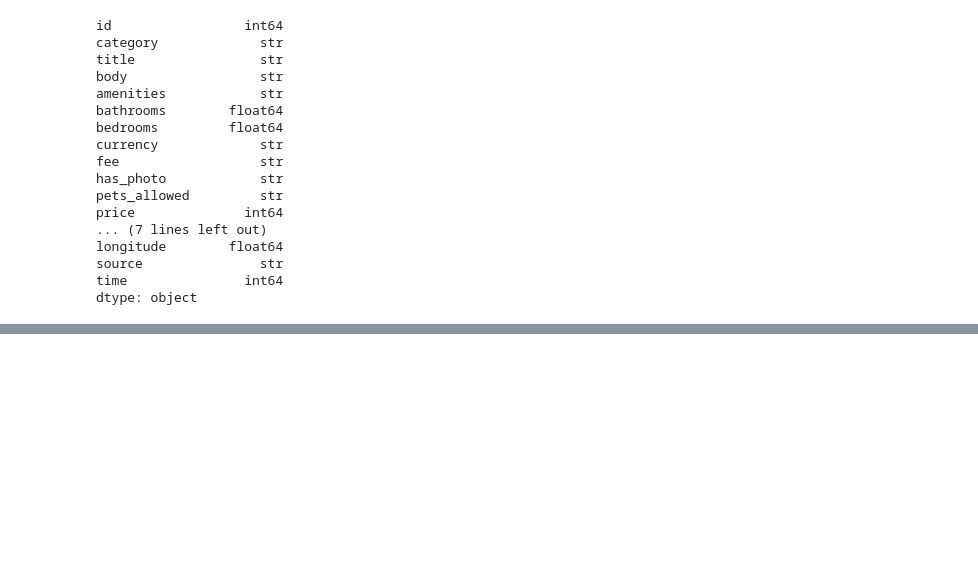
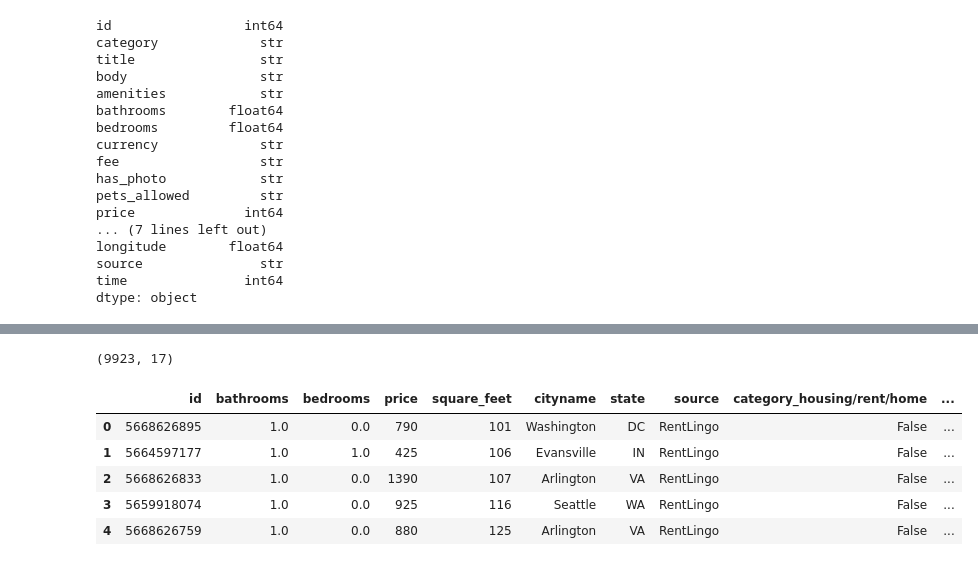
Before and after one commit to wasi-coder/Data_mining-on-a-rental-dataset, a Jupyter notebook: lab_report.ipynb, the cells around one changed output, grey strips where cells are left out. Saved outputs shown, nothing was run; the diff lists cells and outputs as text; code cells hidden in the pictures; blank space fills up the shorter version.

```diff
--- a/lab_report.ipynb
+++ b/lab_report.ipynb
@@ -102,0 +183,13 @@ dtype: object
+# %%
+df = pd.get_dummies(df, columns=['category', 'has_photo', 'pets_allowed', 'price_type'], drop_first=True)
+
+print(df.shape)
+display(df.head())
+# %% [output]
+(9923, 17)
+|  | id | bathrooms | bedrooms | price | square_feet | cityname | state | source | category_housing/rent/home | ... |
+| 0 | 5668626895 | 1.0 | 0.0 | 790 | 101 | Washington | DC | RentLingo | False | ... |
+| 1 | 5664597177 | 1.0 | 1.0 | 425 | 106 | Evansville | IN | RentLingo | False | ... |
+| 2 | 5668626833 | 1.0 | 0.0 | 1390 | 107 | Arlington | VA | RentLingo | False | ... |
+| 3 | 5659918074 | 1.0 | 0.0 | 925 | 116 | Seattle | WA | RentLingo | False | ... |
+| 4 | 5668626759 | 1.0 | 0.0 | 880 | 125 | Arlington | VA | RentLingo | False | ... |
```
Also changed, not shown: parts of 13 cells of this notebook.
